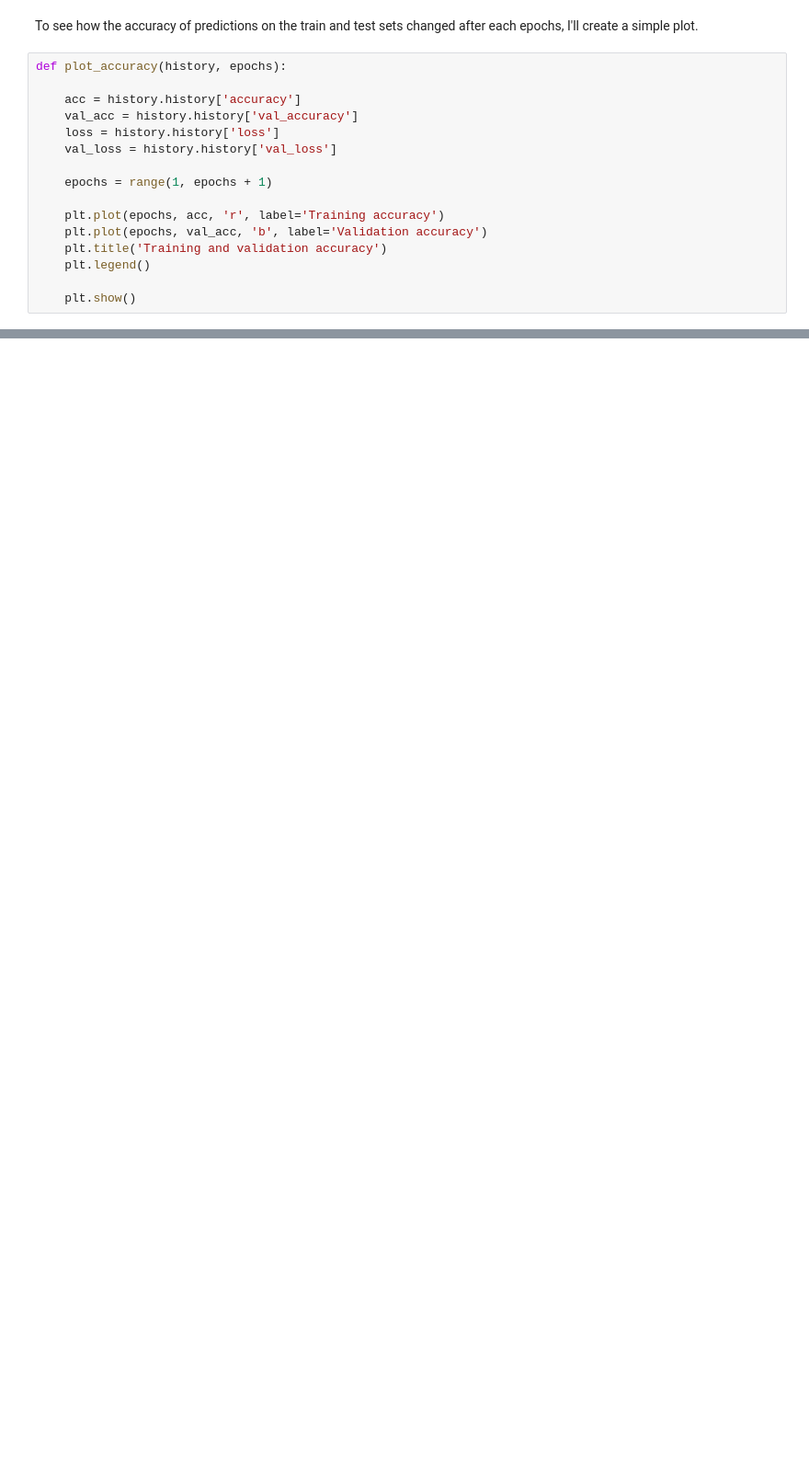
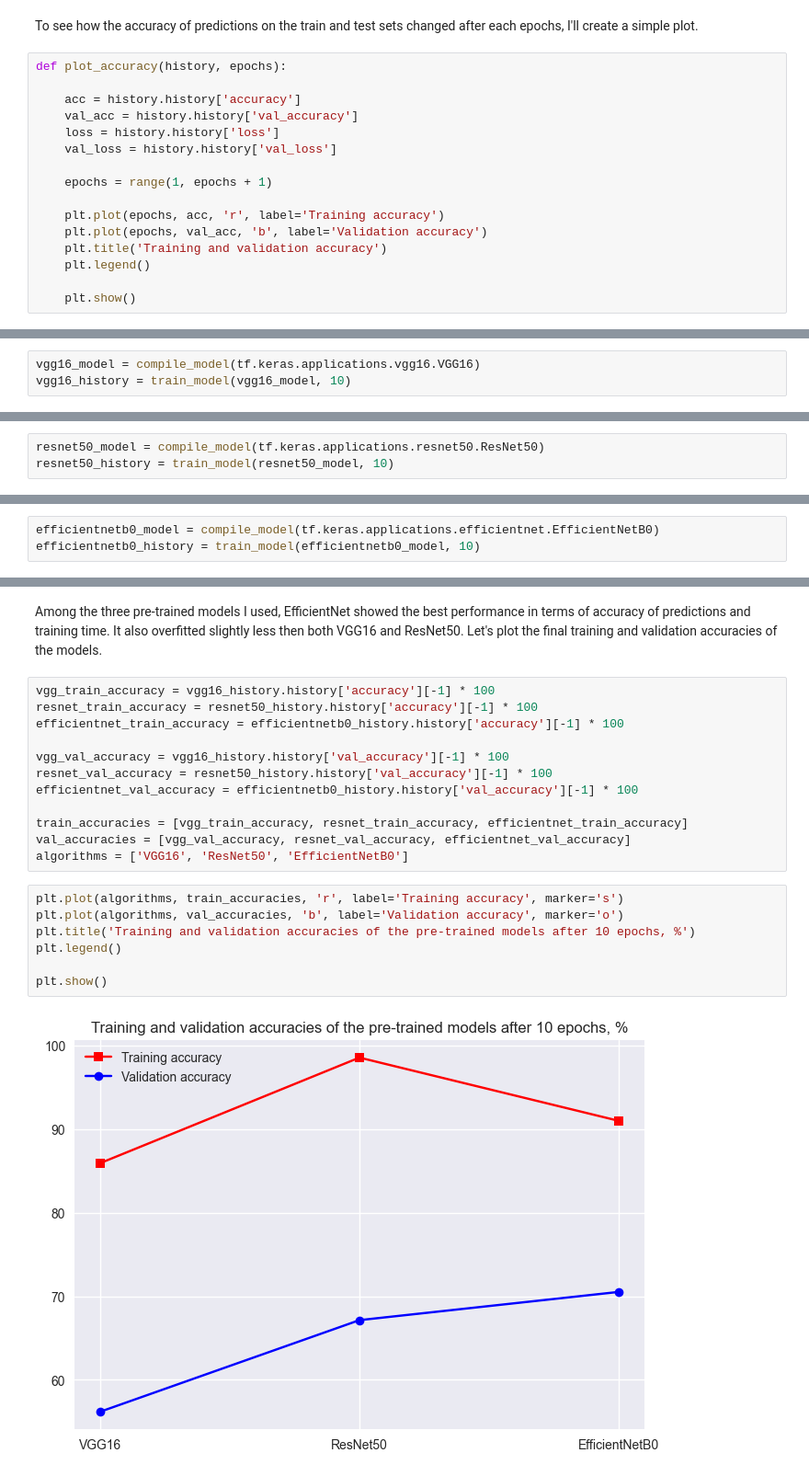
Before and after one commit to osydorchuk89/artist_prediction, a Jupyter notebook: artist_prediction.ipynb, the cells around one changed output, grey strips where cells are left out. Shown at 92% size. Cells and saved outputs as stored; diff of their text form; blank space fills up the shorter version.

```diff
--- a/artist_prediction.ipynb
+++ b/artist_prediction.ipynb
@@ -410,0 +255,3 @@ tf.__version__
+# %%
+vgg16_model = compile_model(tf.keras.applications.vgg16.VGG16)
+vgg16_history = train_model(vgg16_model, 10)
@@ -410,0 +279,3 @@ tf.__version__
+# %%
+resnet50_model = compile_model(tf.keras.applications.resnet50.ResNet50)
+resnet50_history = train_model(resnet50_model, 10)
@@ -410,0 +303,3 @@ tf.__version__
+# %%
+efficientnetb0_model = compile_model(tf.keras.applications.efficientnet.EfficientNetB0)
+efficientnetb0_history = train_model(efficientnetb0_model, 10)
@@ -410,0 +327,23 @@ tf.__version__
+# %% [markdown]
+Among the three pre-trained models I used, EfficientNet showed the best performance in terms of accuracy of predictions and training time. It also overfitted slightly less then both VGG16 and ResNet50. Let's plot the final training and validation accuracies of the models.
+# %%
+vgg_train_accuracy = vgg16_history.history['accuracy'][-1] * 100
+resnet_train_accuracy = resnet50_history.history['accuracy'][-1] * 100
+efficientnet_train_accuracy = efficientnetb0_history.history['accuracy'][-1] * 100
+
+vgg_val_accuracy = vgg16_history.history['val_accuracy'][-1] * 100
+resnet_val_accuracy = resnet50_history.history['val_accuracy'][-1] * 100
+efficientnet_val_accuracy = efficientnetb0_history.history['val_accuracy'][-1] * 100
+
+train_accuracies = [vgg_train_accuracy, resnet_train_accuracy, efficientnet_train_accuracy]
+val_accuracies = [vgg_val_accuracy, resnet_val_accuracy, efficientnet_val_accuracy]
+algorithms = ['VGG16', 'ResNet50', 'EfficientNetB0']
+# %%
+plt.plot(algorithms, train_accuracies, 'r', label='Training accuracy', marker='s')
+plt.plot(algorithms, val_accuracies, 'b', label='Validation accuracy', marker='o')
+plt.title('Training and validation accuracies of the pre-trained models after 10 epochs, %')
+plt.legend()
+
+plt.show()
+# %% [output]
+[figure, added]
```
Also changed, not shown: parts of 54 cells of this notebook, 1 other file.
